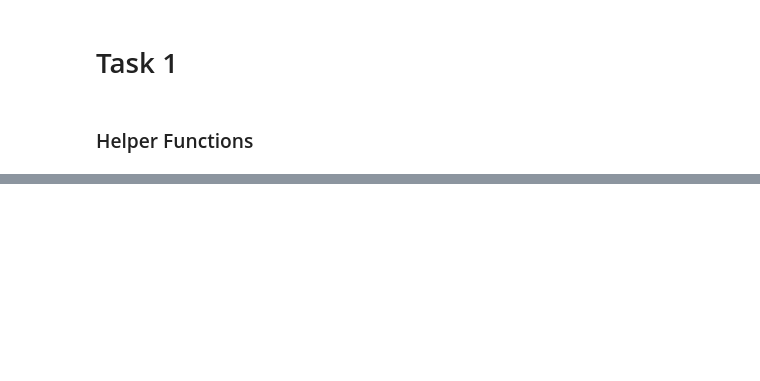
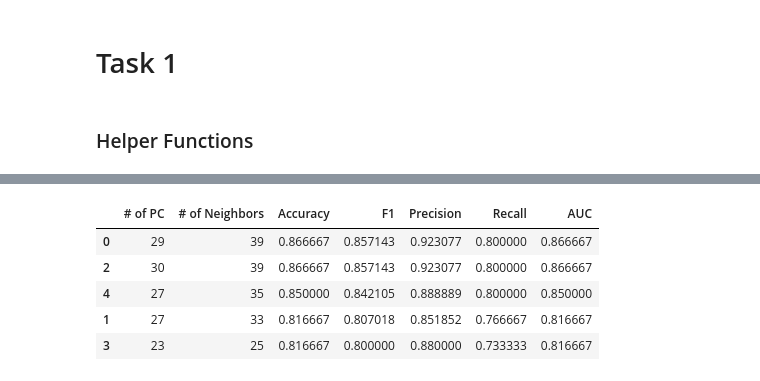
Before and after one commit to Dkashkett/Image_classification_, a Jupyter notebook: Task1.ipynb, the cells around one changed output, grey strips where cells are left out. Saved outputs shown, nothing was run; the diff lists cells and outputs as text; code cells hidden in the pictures; blank space fills up the shorter version.

```diff
--- a/Task1.ipynb
+++ b/Task1.ipynb
@@ -445,7 +325,0 @@ testing_results
-# %%
-pca = PCA(n_components=26)
-knn = KNeighborsClassifier(n_neighbors=45)
-knn_model = Pipeline(steps=[('pca', pca), ('knn', knn)])
-knn_model.fit(X_train,y_train)
-plot_confusion_matrix(knn_model, X_test, y_test, display_labels=['neutral','smile'])
-plt.title('knn')
@@ -689,0 +354,9 @@ joblib.dump(knn_model, './models/smile_knn_aug200.pkl')
+# %%
+testing_logs['testing200'
+# %% [output]
+|  | # of PC | # of Neighbors | Accuracy | F1 | Precision | Recall | AUC |
+| 0 | 29 | 39 | 0.866667 | 0.857143 | 0.923077 | 0.800000 | 0.866667 |
+| 2 | 30 | 39 | 0.866667 | 0.857143 | 0.923077 | 0.800000 | 0.866667 |
+| 4 | 27 | 35 | 0.850000 | 0.842105 | 0.888889 | 0.800000 | 0.850000 |
+| 1 | 27 | 33 | 0.816667 | 0.807018 | 0.851852 | 0.766667 | 0.816667 |
+| 3 | 23 | 25 | 0.816667 | 0.800000 | 0.880000 | 0.733333 | 0.816667 |
```
Also changed, not shown: parts of 65 cells of this notebook, 16 other files.
